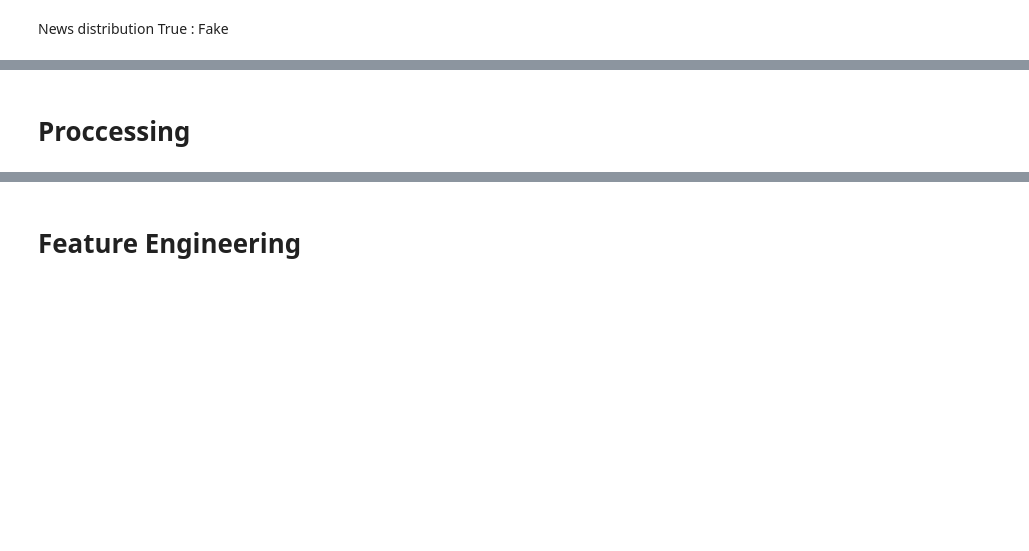
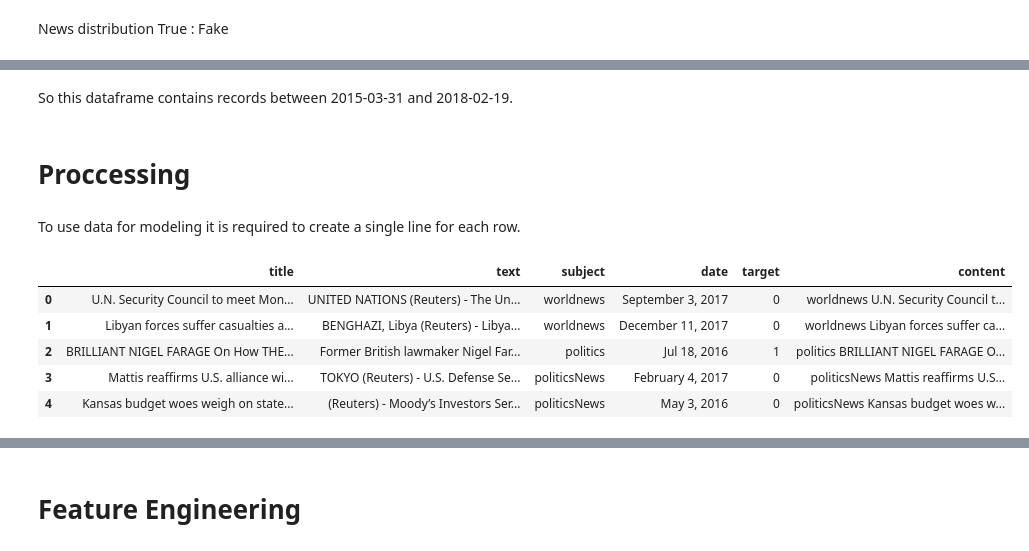
Before and after one commit to Maksym-Kryvenko/NLP_Fake_news_detection, a Jupyter notebook: main.ipynb, the cells around one changed output, grey strips where cells are left out. Cells and saved outputs as stored; diff of their text form; code cells hidden in the pictures; blank space fills up the shorter version.

```diff
--- a/main.ipynb
+++ b/main.ipynb
@@ -83,0 +153,6 @@ ax.bar_label(container=ax.containers[0], labels=lbls)
+# %%
+index_to_drop = list()
+for index, rec in zip(all_news['date'].sort_values().index, all_news['date'].sort_values().values):
+    if len(rec) > 20:
+        index_to_drop.append(index)
+        print(rec, len(rec))
@@ -83,0 +170,2 @@ ax.bar_label(container=ax.containers[0], labels=lbls)
+# %%
+all_news.loc[index_to_drop, 'date'] = np.NaN
@@ -84,2 +182,4 @@ ax.bar_label(container=ax.containers[0], labels=lbls)
+# %% [markdown]
+So this dataframe contains records between 2015-03-31 and 2018-02-19.
 # %% [markdown]
 # Proccessing
@@ -87,0 +186,2 @@ ax.bar_label(container=ax.containers[0], labels=lbls)
+# %% [markdown]
+To use data for modeling it is required to create a single line for each row.
@@ -87,0 +190,9 @@ ax.bar_label(container=ax.containers[0], labels=lbls)
+# %%
+all_news.head()
+# %% [output]
+|  | title | text | subject | date | target | content |
+| 0 | U.N. Security Council to meet Mon... | UNITED NATIONS (Reuters) - The Un... | worldnews | September 3, 2017 | 0 | worldnews U.N. Security Council t... |
+| 1 | Libyan forces suffer casualties a... | BENGHAZI, Libya (Reuters) - Libya... | worldnews | December 11, 2017 | 0 | worldnews Libyan forces suffer ca... |
+| 2 | BRILLIANT NIGEL FARAGE On How THE... | Former British lawmaker Nigel Far... | politics | Jul 18, 2016 | 1 | politics BRILLIANT NIGEL FARAGE O... |
+| 3 | Mattis reaffirms U.S. alliance wi... | TOKYO (Reuters) - U.S. Defense Se... | politicsNews | February 4, 2017 | 0 | politicsNews Mattis reaffirms U.S... |
+| 4 | Kansas budget woes weigh on state... | (Reuters) - Moody’s Investors Ser... | politicsNews | May 3, 2016 | 0 | politicsNews Kansas budget woes w... |
```
Also changed, not shown: parts of 39 cells of this notebook.
